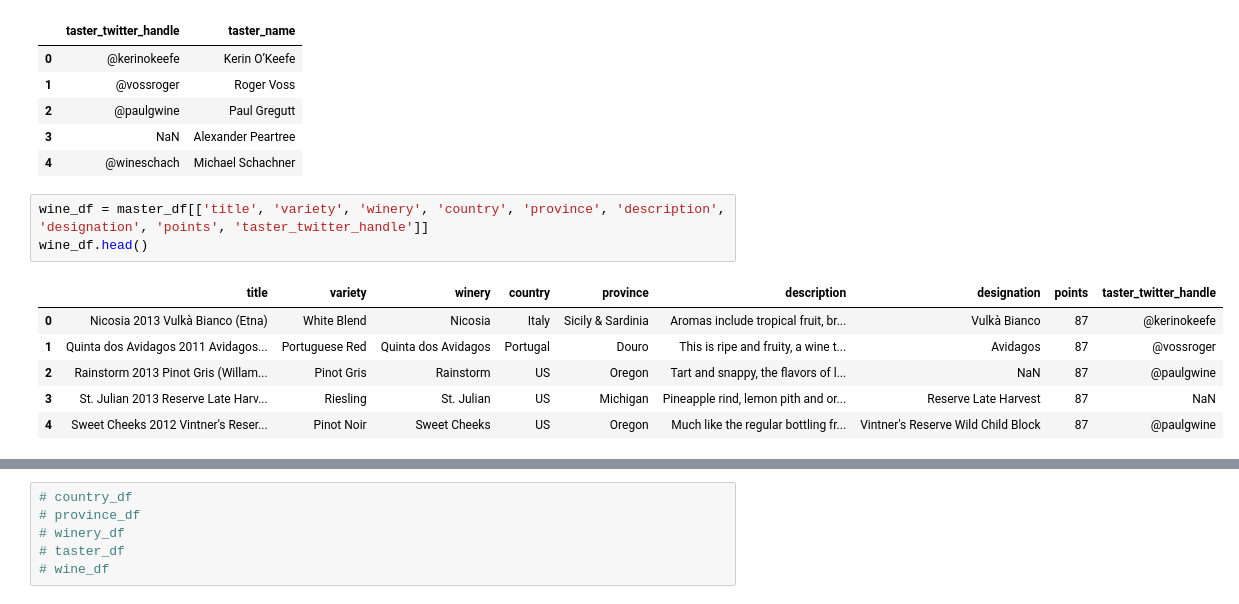
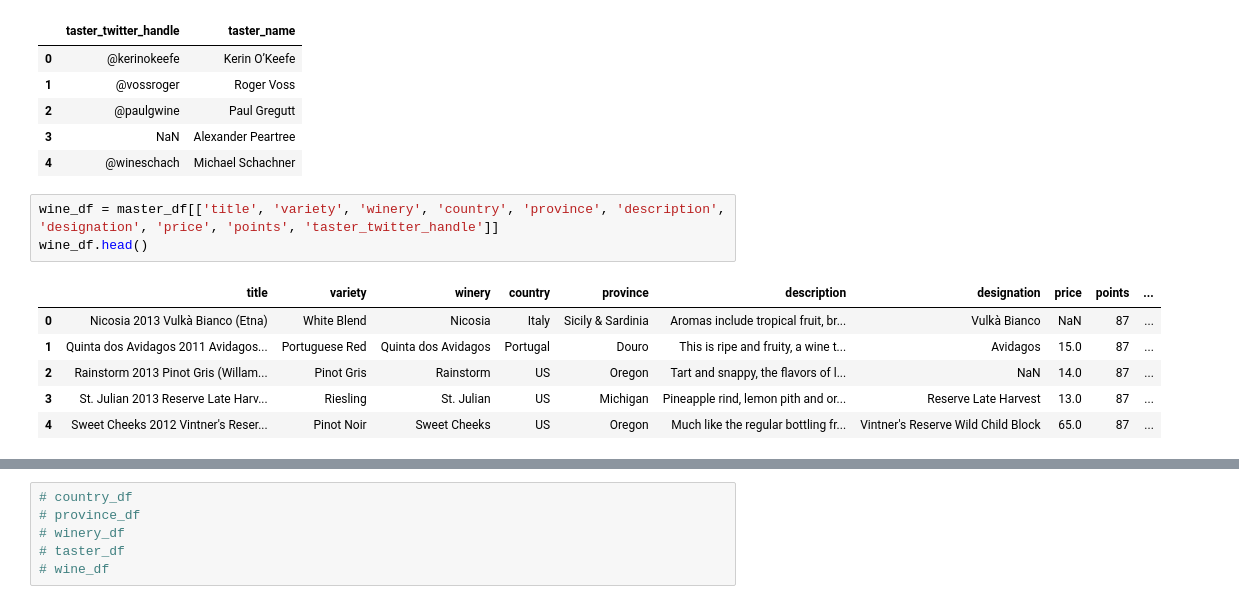
Before and after one commit to goodmanc528/Project2_UncorkThis, a Jupyter notebook: Data Munging.ipynb, the cells around one changed output, grey strips where cells are left out. Saved outputs shown, nothing was run; the diff lists cells and outputs as text.

```diff
--- a/Data Munging.ipynb
+++ b/Data Munging.ipynb
@@ -249,15 +249,15 @@ taster_df.head()
 | 3 | NaN | Alexander Peartree |
 | 4 | @wineschach | Michael Schachner |
 # %%
-wine_df = master_df[['title', 'variety', 'winery', 'country', 'province', 'description', 'designation', 'points', 'taster_twitter_handle']]
+wine_df = master_df[['title', 'variety', 'winery', 'country', 'province', 'description', 'designation', 'price', 'points', 'taster_twitter_handle']]
 wine_df.head()
 # %% [output]
-|  | title | variety | winery | country | province | description | designation | points | taster_twitter_handle |
-| 0 | Nicosia 2013 Vulkà Bianco (Etna) | White Blend | Nicosia | Italy | Sicily & Sardinia | Aromas include tropical fruit, br... | Vulkà Bianco | 87 | @kerinokeefe |
-| 1 | Quinta dos Avidagos 2011 Avidagos... | Portuguese Red | Quinta dos Avidagos | Portugal | Douro | This is ripe and fruity, a wine t... | Avidagos | 87 | @vossroger |
-| 2 | Rainstorm 2013 Pinot Gris (Willam... | Pinot Gris | Rainstorm | US | Oregon | Tart and snappy, the flavors of l... | NaN | 87 | @paulgwine |
-| 3 | St. Julian 2013 Reserve Late Harv... | Riesling | St. Julian | US | Michigan | Pineapple rind, lemon pith and or... | Reserve Late Harvest | 87 | NaN |
-| 4 | Sweet Cheeks 2012 Vintner's Reser... | Pinot Noir | Sweet Cheeks | US | Oregon | Much like the regular bottling fr... | Vintner's Reserve Wild Child Block | 87 | @paulgwine |
+|  | title | variety | winery | country | province | description | designation | price | points | ... |
+| 0 | Nicosia 2013 Vulkà Bianco (Etna) | White Blend | Nicosia | Italy | Sicily & Sardinia | Aromas include tropical fruit, br... | Vulkà Bianco | NaN | 87 | ... |
+| 1 | Quinta dos Avidagos 2011 Avidagos... | Portuguese Red | Quinta dos Avidagos | Portugal | Douro | This is ripe and fruity, a wine t... | Avidagos | 15.0 | 87 | ... |
+| 2 | Rainstorm 2013 Pinot Gris (Willam... | Pinot Gris | Rainstorm | US | Oregon | Tart and snappy, the flavors of l... | NaN | 14.0 | 87 | ... |
+| 3 | St. Julian 2013 Reserve Late Harv... | Riesling | St. Julian | US | Michigan | Pineapple rind, lemon pith and or... | Reserve Late Harvest | 13.0 | 87 | ... |
+| 4 | Sweet Cheeks 2012 Vintner's Reser... | Pinot Noir | Sweet Cheeks | US | Oregon | Much like the regular bottling fr... | Vintner's Reserve Wild Child Block | 65.0 | 87 | ... |
 # %%
 country_ids = []
 province_ids = []
```
Also changed, not shown: parts of 3 cells of this notebook, 1 other file.
